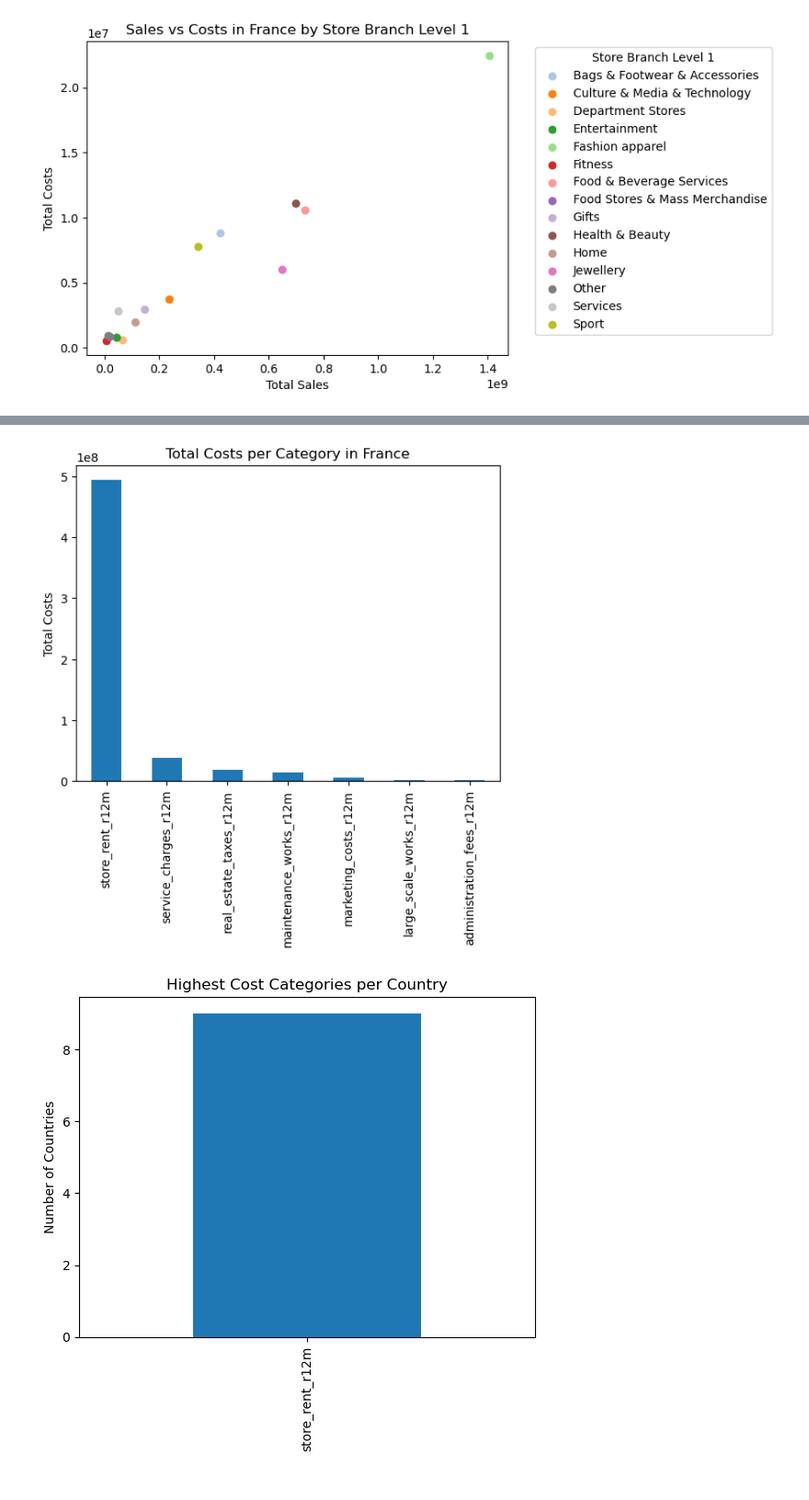
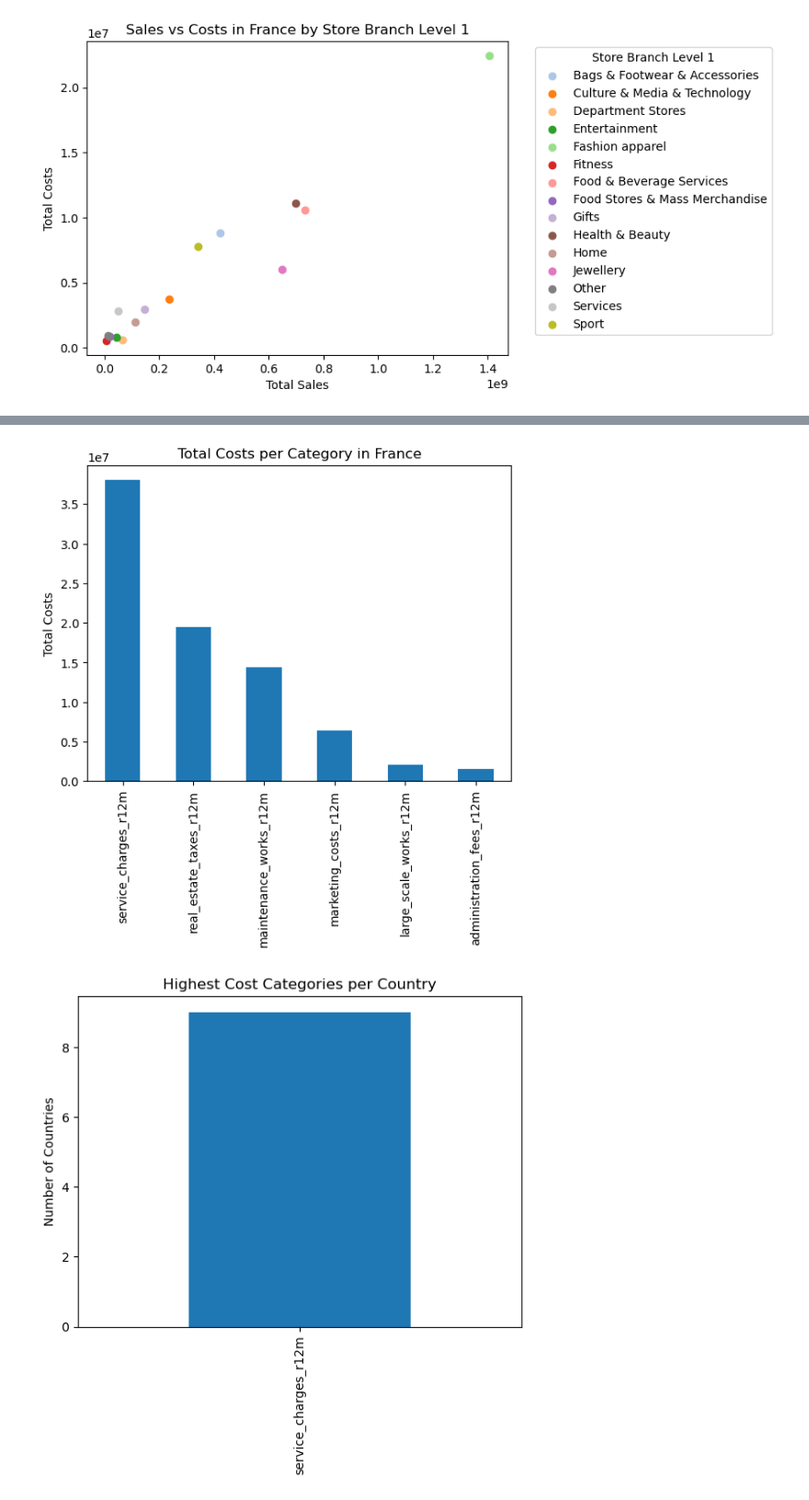
Before and after one commit to julescrevola/urw_challenge, a Jupyter notebook: notebooks/traffic_analysis.ipynb, the cells around one changed output, grey strips where cells are left out. Shown at 92% size. Cells and saved outputs as stored; diff of their text form; code cells hidden in the pictures.

```diff
--- a/notebooks/traffic_analysis.ipynb
+++ b/notebooks/traffic_analysis.ipynb
@@ -27,6 +27,9 @@ cost["store_id"] = cost["store_id"].astype(int)
 
 store_final = pd.merge(left=store_final, right=cost, on="store_id")
 store_final = pd.merge(left=store_final, right=traffic_mall, on="external_mall_id")
+
+# Cleaning data
+store_final.drop_duplicates(inplace=True)
 # %%
 store_final.head()
 # %% [output]
@@ -111,25 +124,3 @@ ax.set_ylabel('Number of visitors')
 plt.show()
 # %% [output]
 [figure]
-# %%
-# Filter the data for France
-store_final_france = store_final[store_final['mall_country'] == 'France']
-
-# Define a colormap
-cmap = plt.get_cmap('tab20')
-
-# Create a color for each store branch level 1
-colors = {category: cmap(i) for i, category in enumerate(store_final_france['store_branch_level_1'].unique())}
-
-# Plot the scatter plot with colors
-fig, ax = plt.subplots()
-for category, color in colors.items():
-    data = store_final_france[store_final_france['store_branch_level_1'] == category]
-    ax.scatter(data['store_sales_r12m'], data['average_dwell_time'], label=category, color=color)
-
-# Add legend
-ax.legend(title='Store Branch Level 1', bbox_to_anchor=(1.05, 1), loc='upper left')
-ax.set_title('Sales vs Average Dwell Time in France by Store Branch Level 1')
-ax.set_xlabel('Total Sales')
-ax.set_ylabel('Average Dwell Time')
-plt.show()
@@ -205,7 +194,7 @@ plt.show()
 [figure]
 # %%
 # Calculate the total costs per category globally
-global_costs = global_sales_costs[['service_charges_r12m', 'marketing_costs_r12m', 'administration_fees_r12m', 'real_estate_taxes_r12m', 'large_scale_works_r12m', 'maintenance_works_r12m', 'store_rent_r12m']].sum().sort_values(ascending=False)
+global_costs = global_sales_costs[['service_charges_r12m', 'marketing_costs_r12m', 'administration_fees_r12m', 'real_estate_taxes_r12m', 'large_scale_works_r12m', 'maintenance_works_r12m']].sum().sort_values(ascending=False)
 
 # Plot the total costs per category globally
 global_costs.plot(kind='bar', title='Total Costs per Category Globally')
@@ -213,7 +202,7 @@ plt.ylabel('Total Costs')
 plt.show()
 
 # Calculate the total costs per category in France
-france_costs = france_sales_costs[['service_charges_r12m', 'marketing_costs_r12m', 'administration_fees_r12m', 'real_estate_taxes_r12m', 'large_scale_works_r12m', 'maintenance_works_r12m', 'store_rent_r12m']].sum().sort_values(ascending=False)
+france_costs = france_sales_costs[['service_charges_r12m', 'marketing_costs_r12m', 'administration_fees_r12m', 'real_estate_taxes_r12m', 'large_scale_works_r12m', 'maintenance_works_r12m']].sum().sort_values(ascending=False)
 
 # Plot the total costs per category in France
 france_costs.plot(kind='bar', title='Total Costs per Category in France')
@@ -221,8 +210,8 @@ plt.ylabel('Total Costs')
 plt.show()
 
 # Calculate the highest and lowest cost categories per country
-highest_costs_per_country = store_final.groupby('mall_country')[['service_charges_r12m', 'marketing_costs_r12m', 'administration_fees_r12m', 'real_estate_taxes_r12m', 'large_scale_works_r12m', 'maintenance_works_r12m', 'store_rent_r12m']].sum().idxmax(axis=1)
-lowest_costs_per_country = store_final.groupby('mall_country')[['service_charges_r12m', 'marketing_costs_r12m', 'administration_fees_r12m', 'real_estate_taxes_r12m', 'large_scale_works_r12m', 'maintenance_works_r12m', 'store_rent_r12m']].sum().idxmin(axis=1)
+highest_costs_per_country = store_final.groupby('mall_country')[['service_charges_r12m', 'marketing_costs_r12m', 'administration_fees_r12m', 'real_estate_taxes_r12m', 'large_scale_works_r12m', 'maintenance_works_r12m']].sum().idxmax(axis=1)
+lowest_costs_per_country = store_final.groupby('mall_country')[['service_charges_r12m', 'marketing_costs_r12m', 'administration_fees_r12m', 'real_estate_taxes_r12m', 'large_scale_works_r12m', 'maintenance_works_r12m']].sum().idxmin(axis=1)
 
 # Plot the highest cost categories per country
 highest_costs_per_country.value_counts().plot(kind='bar', title='Highest Cost Categories per Country')
@@ -238,5 +227,5 @@ plt.show()
-[figure, old version]
+[figure, new version]
-[figure, old version]
+[figure, new version]
 [figure]
 # %%
 # Define a colormap
```
Also changed, not shown: parts of 13 cells of this notebook.
